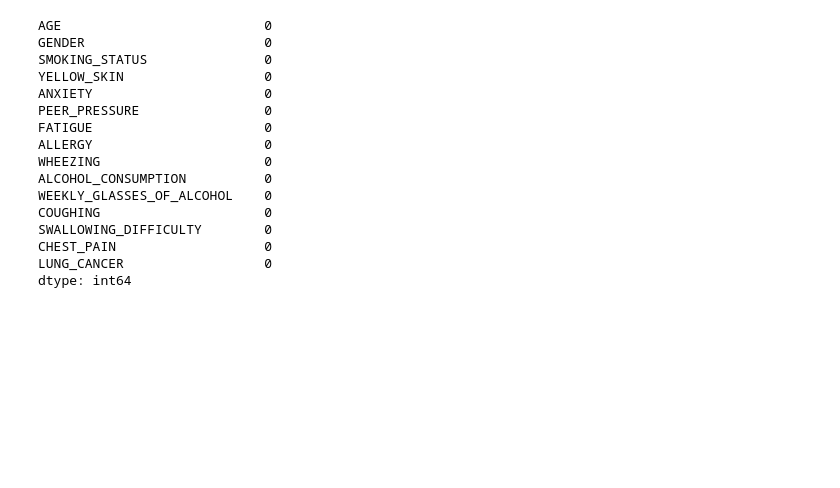
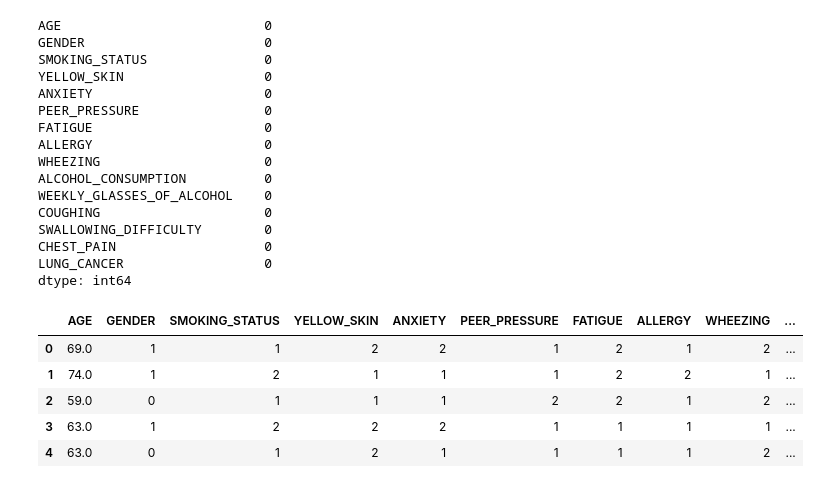
Before and after one commit to Hashir-Ashraf-Awan/Ebryx_ML, a Jupyter notebook: Week04/q1.ipynb, the cells around one changed output. Saved outputs shown, nothing was run; the diff lists cells and outputs as text; code cells hidden in the pictures; blank space fills up the shorter version.

```diff
--- a/Week04/q1.ipynb
+++ b/Week04/q1.ipynb
@@ -218,3 +219,12 @@ x_train, x_test, y_train, y_test = train_test_split (features, target, test_size
+# %%
+features.head()
+# %% [output]
+|  | AGE | GENDER | SMOKING_STATUS | YELLOW_SKIN | ANXIETY | PEER_PRESSURE | FATIGUE | ALLERGY | WHEEZING | ... |
+| 0 | 69.0 | 1 | 1 | 2 | 2 | 1 | 2 | 1 | 2 | ... |
+| 1 | 74.0 | 1 | 2 | 1 | 1 | 1 | 2 | 2 | 1 | ... |
+| 2 | 59.0 | 0 | 1 | 1 | 1 | 2 | 2 | 1 | 2 | ... |
+| 3 | 63.0 | 1 | 2 | 2 | 2 | 1 | 1 | 1 | 1 | ... |
+| 4 | 63.0 | 0 | 1 | 2 | 1 | 1 | 1 | 1 | 2 | ... |
 # %%
 scaler=StandardScaler()
 x_train = scaler.fit_transform(x_train)
```
Also changed, not shown: parts of 6 cells of this notebook, 7 other files.
